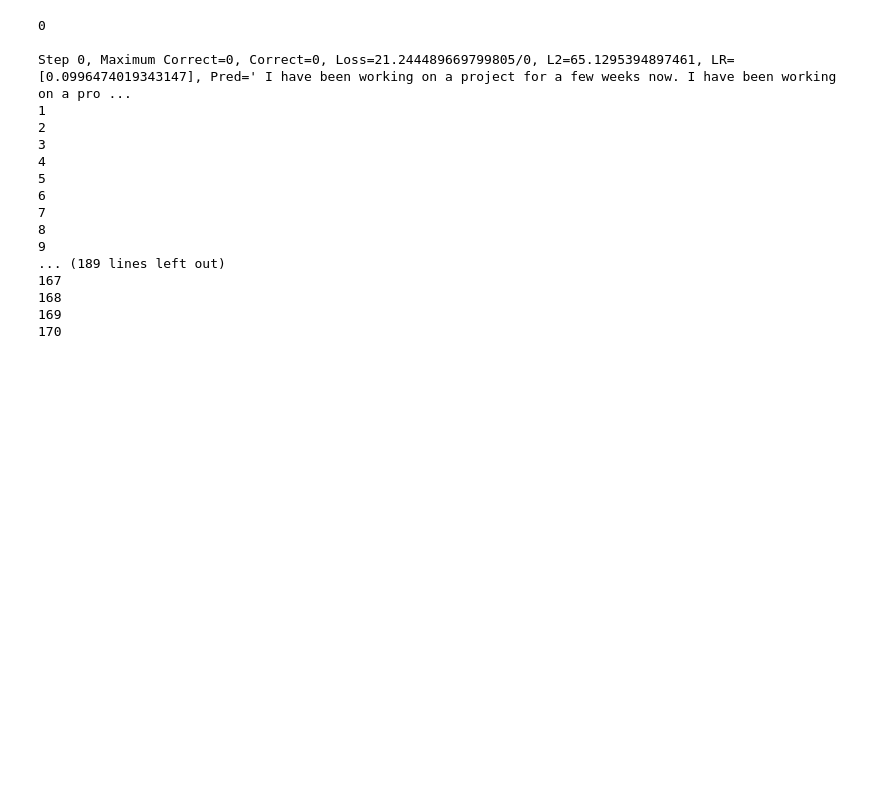
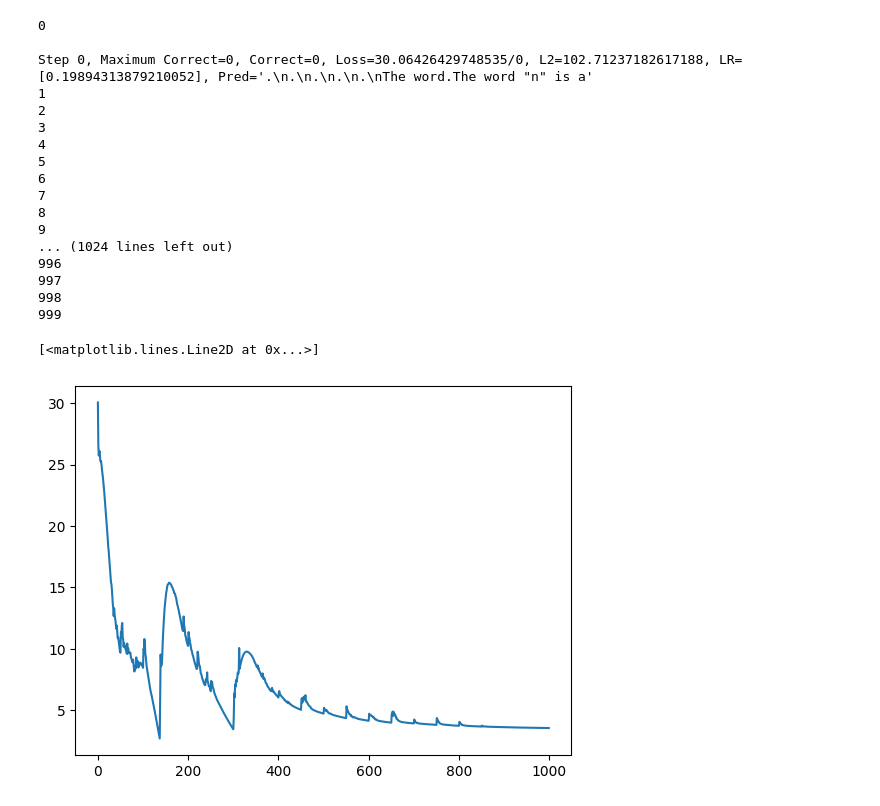
Before and after one commit to skunnavakkam/pair-stuff, a Jupyter notebook: Adversarial GPT2 Softprompt.ipynb, the cells around one changed output. Saved outputs shown, nothing was run; the diff lists cells and outputs as text; code cells hidden in the pictures; blank space fills up the shorter version.

```diff
--- a/Adversarial GPT2 Softprompt.ipynb
+++ b/Adversarial GPT2 Softprompt.ipynb
@@ -18,7 +18,7 @@ else:
     device = "cpu"
 
 
-model = HookedTransformer.from_pretrained("Qwen/Qwen2-0.5B", device=device)
+model = HookedTransformer.from_pretrained("gpt2-medium", device=device)
 # gemma_model = HookedTransformer.from_pretrained("gemma-2b", device="mps")
 torch.set_printoptions(threshold=1_000_000)
 torch.set_printoptions(linewidth=1_000_000)
@@ -114,7 +115,7 @@ if device == "mps":
 
 first_tokens_embedding = first_tokens_embedding.requires_grad_(True)
 
-num_steps = 1500  # Number of optimization steps
+num_steps = 1000  # Number of optimization steps
 # Define the optimizer for the first tokens' embedding
 optimizer = torch.optim.Adam([first_tokens_embedding], lr=0.02 * SOFT_TOKENS, amsgrad=True)
 # Learning Rate Scheduler
@@ -157,7 +158,7 @@ for step in range(num_steps):
 
     # Print the loss for every 100 steps
     print(step)
-    if step % 10 == 0:
+    if step % 50 == 0:
         with torch.no_grad():  # Disable gradient computation for prediction
 
             ps = predict(model, first_tokens_embedding, last_corr+lookahead)
@@ -166,36 +167,38 @@ for step in range(num_steps):
             if temp_corr > last_corr:
                 last_corr += math.ceil((temp_corr - last_corr) / 4)
             print(f"\nStep {step}, Maximum Correct={max_corr}, Correct={temp_corr}, Loss={loss.item()}/{last_corr}, L2={l2(first_tokens_embedding).detach().cpu()}, LR={lr_scheduler.get_last_lr()}, Pred={ps[0]!r}")
 
 
     # just comment out this part if you want to not add tokens
     # if step % 20 == 0 and step != 0:
     #     new_tokens_embedding = torch.tensor(np.random.normal(0.0, 768**(-0.5), size=(1, 1, MODEL_DIM)), dtype=torch.float32, requires_grad=True).to(device)
     #     print("ADDING NEW TOK")
     #     first_tokens_embedding = torch.cat([ new_tokens_embedding, first_tokens_embedding], dim=1)
     #     first_tokens_embedding = first_tokens_embedding.detach().requires_grad_(True)
 
     #     # Reinitialize the optimizer with the updated embedding
     #     optimizer = torch.optim.Adam([first_tokens_embedding], lr=0.02, amsgrad=True)
     #     lr_scheduler = torch.optim.lr_scheduler.ExponentialLR(optimizer, gamma=0.005 ** (1/num_steps), verbose=True)
 
 
 plt.plot(loss_arr)
 # %% [output]
 0
 
-Step 0, Maximum Correct=0, Correct=0, Loss=21.244489669799805/0, L2=65.1295394897461, LR=[0.0996474019343147], Pred=' I have been working on a project for a few weeks now. I have been working on a pro ...
+Step 0, Maximum Correct=0, Correct=0, Loss=30.06426429748535/0, L2=102.71237182617188, LR=[0.19894313879210052], Pred='.\n.\n.\n.\n.\nThe word.The word "n" is a'
 1
 2
 3
 4
 5
 6
 7
 8
 9
-... (189 lines left out)
-167
-168
-169
-170
+... (1024 lines left out)
+996
+997
+998
+999
+[<matplotlib.lines.Line2D at 0x...>]
+[figure, added]
```
Also changed, not shown: parts of 11 cells of this notebook, 4 other files.
